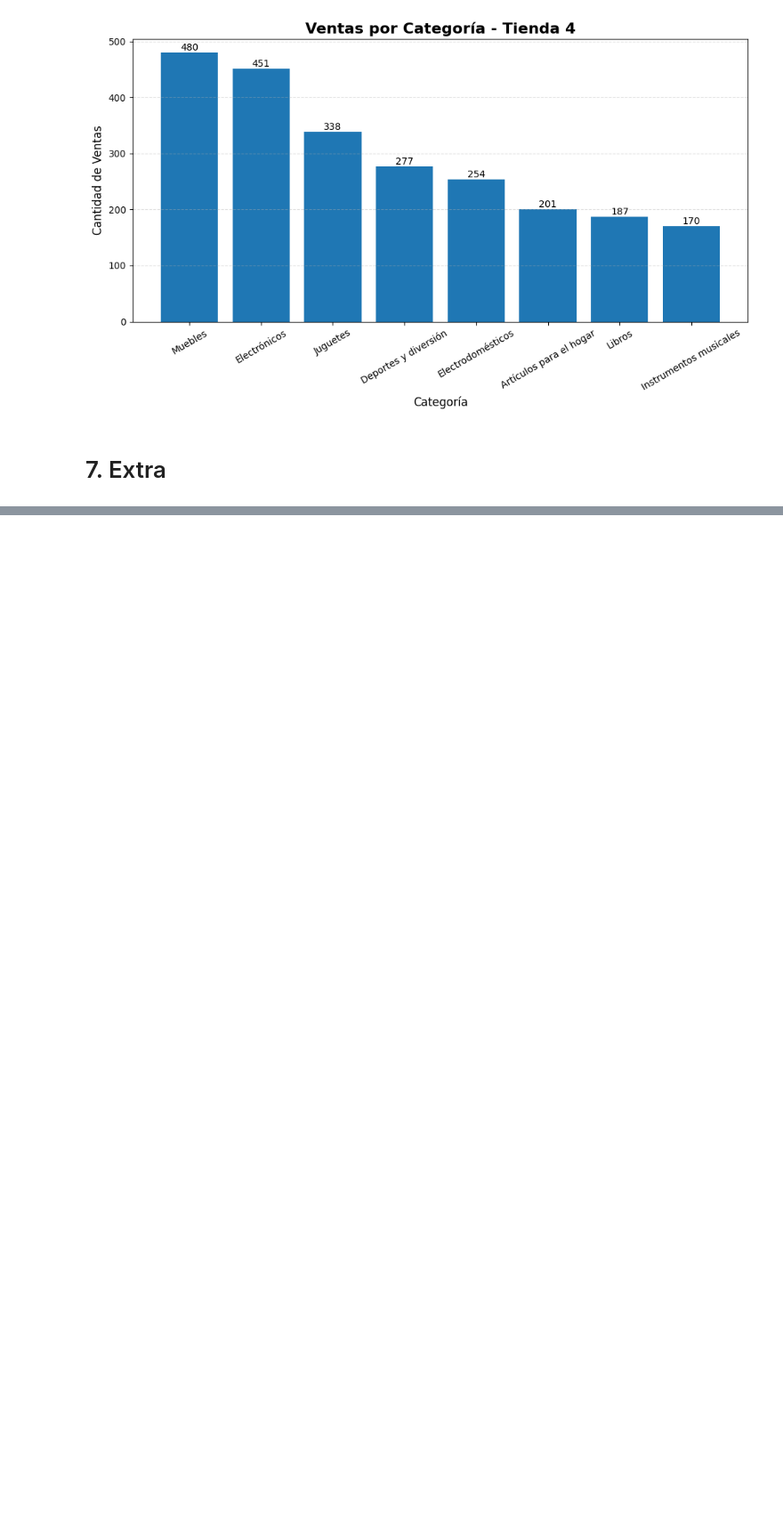
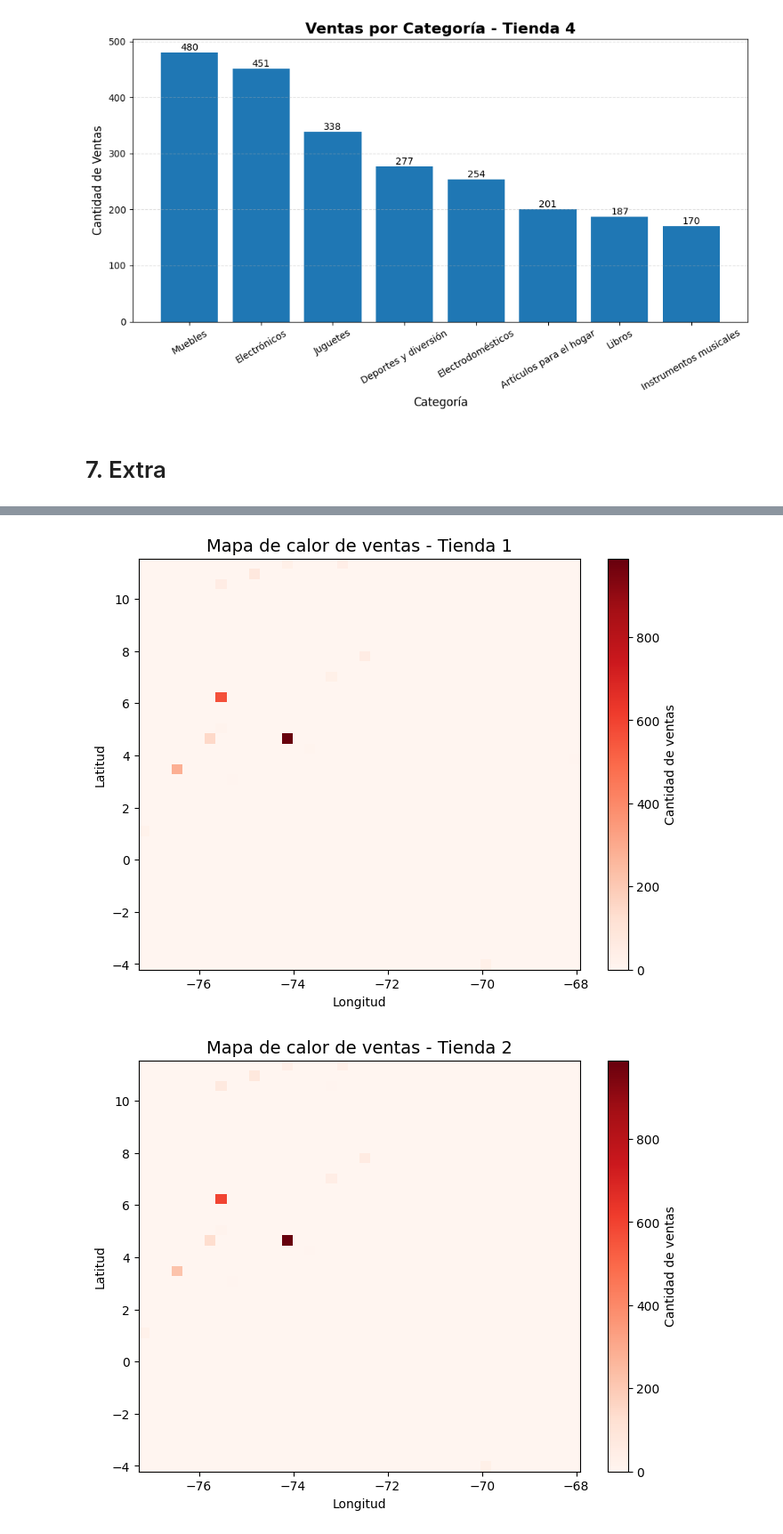
Before and after one commit to OswaldoGB/Challenge_alura_store, a Jupyter notebook: AluraStoreLatam.ipynb, the cells around one changed output, grey strips where cells are left out. Shown at 89% size. Cells and saved outputs as stored; diff of their text form; code cells hidden in the pictures; blank space fills up the shorter version.

```diff
--- a/AluraStoreLatam.ipynb
+++ b/AluraStoreLatam.ipynb
@@ -205,0 +237,31 @@ grafico_categorias(tienda4, "Tienda 4")
+# %%
+import numpy as np
+import matplotlib.pyplot as plt
+
+def heatmap_ventas(tienda, nombre):
+
+    plt.figure(figsize=(8,6))
+
+    plt.hist2d(
+        tienda["lon"],
+        tienda["lat"],
+        bins=40,
+        cmap="Reds"
+    )
+
+    plt.colorbar(label="Cantidad de ventas")
+
+    plt.title(f"Mapa de calor de ventas - {nombre}", fontsize=14)
+    plt.xlabel("Longitud")
+    plt.ylabel("Latitud")
+
+    plt.show()
+
+
+heatmap_ventas(tienda1, "Tienda 1")
+heatmap_ventas(tienda2, "Tienda 2")
+heatmap_ventas(tienda3, "Tienda 3")
+heatmap_ventas(tienda4, "Tienda 4")
+# %% [output]
+[figure, added]
+[figure, added]
```
Also changed, not shown: parts of 4 cells of this notebook.
